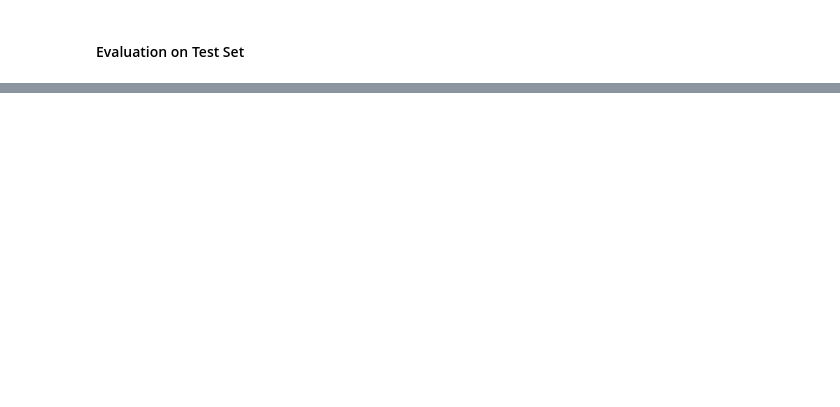
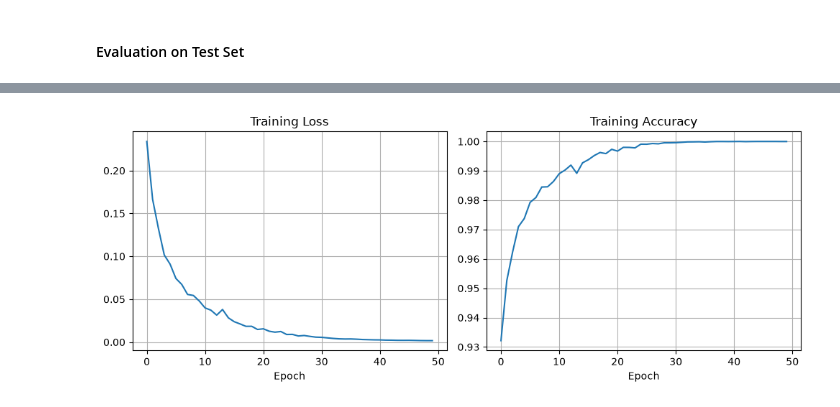
Before and after one commit to khizarbinmaalik/neural_net_from_scratch, a Jupyter notebook: multilayer_perceptron.ipynb, the cells around one changed output, grey strips where cells are left out. Drawn from its saved outputs; the diff is of its cells as text; code cells hidden in the pictures; blank space fills up the shorter version.

Commit message:
Implemented Graphs for Training Loss and Accurary against Epochs

```diff
--- a/multilayer_perceptron.ipynb
+++ b/multilayer_perceptron.ipynb
@@ -137,5 +142,5 @@ def training(X_train, y_train,learning_rate= 0.01, epochs=100, batch_size=256):
 # %% [markdown]
 ### Actual Running
 # %%
-W1, b1, W2, b2, W3, b3 = training(X_train, y_train, learning_rate=0.1, epochs=28, batch_size=128)
+W1, b1, W2, b2, W3, b3, history = training(X_train, y_train, learning_rate=0.1, epochs=50, batch_size=128)
 # %% [output]
@@ -194,0 +206,25 @@ show_predictions(X_test, y_test, W1, b1, W2, b2, W3, b3, num_images=9)
+# %%
+import matplotlib.pyplot as plt
+
+
+def plot_history(history):
+    plt.figure(figsize=(10,4))
+
+    plt.subplot(1,2,1)
+    plt.plot(history['loss'], label='loss')
+    plt.xlabel('Epoch')
+    plt.title('Training Loss')
+    plt.grid(True)
+
+    plt.subplot(1,2,2)
+    plt.plot(history['accuracy'], label='accuracy')
+    plt.xlabel('Epoch')
+    plt.title('Training Accuracy')
+    plt.grid(True)
+
+    plt.tight_layout()
+    plt.show()
+
+plot_history(history)
+# %% [output]
+[figure, added]
```
Also changed, not shown: parts of 5 cells of this notebook.
